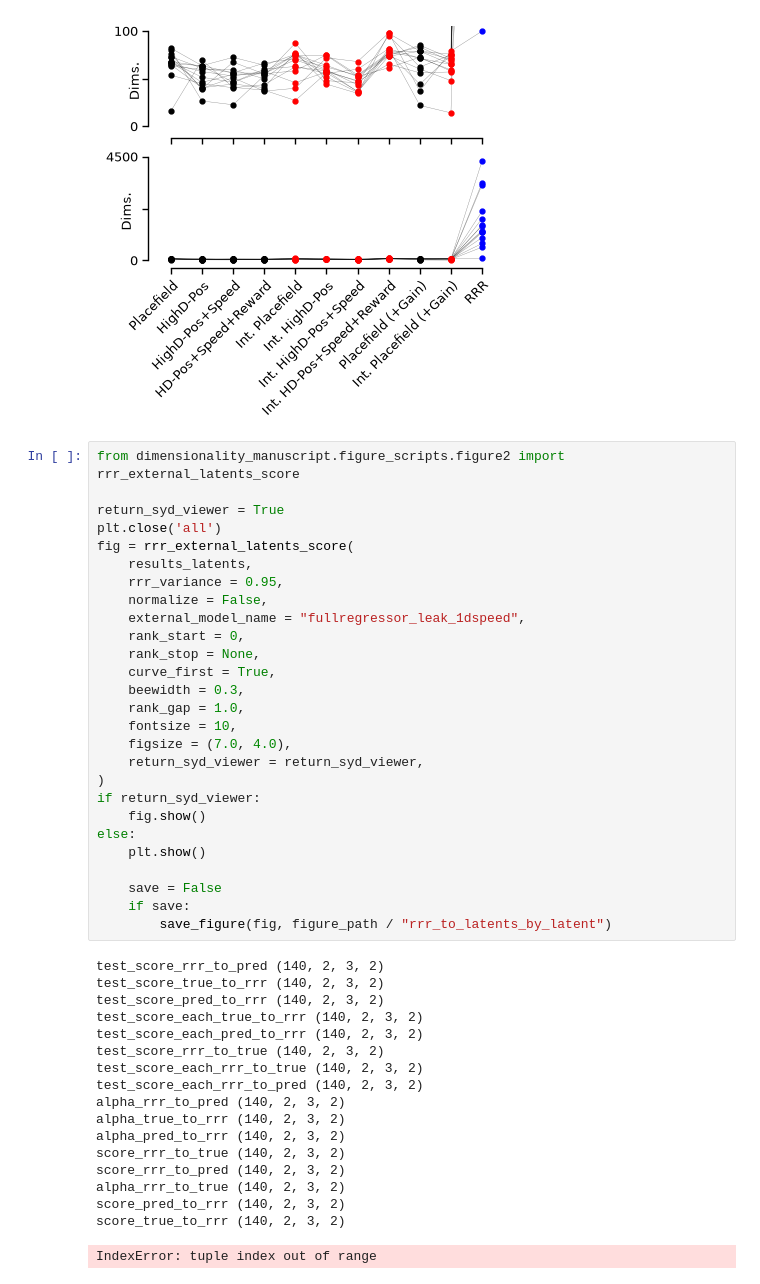
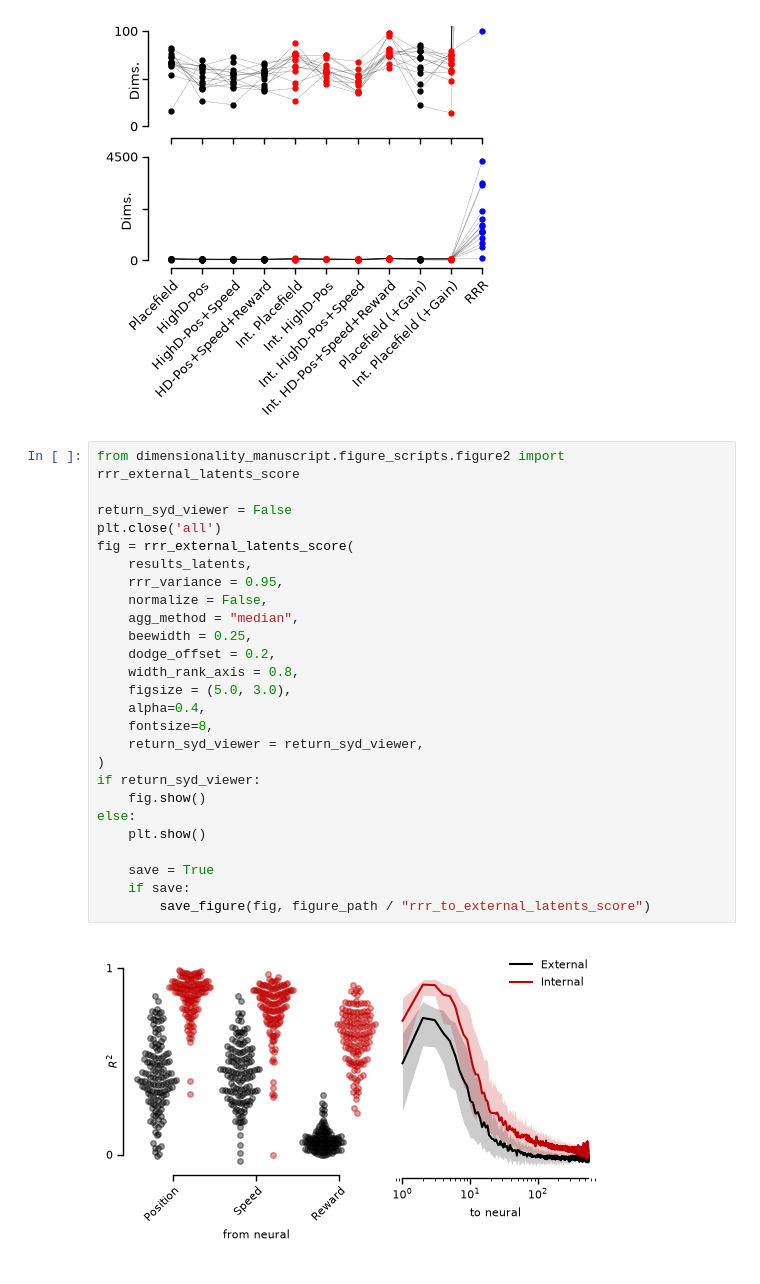
Before and after one commit to landoskape/vrAnalysis, a Jupyter notebook: dimensionality_manuscript/dim_regression_figures.ipynb, the cells around one changed output. Drawn from its saved outputs; the diff is of its cells as text.

Commit message:
plots, figures etc

```diff
--- a/dimensionality_manuscript/dim_regression_figures.ipynb
+++ b/dimensionality_manuscript/dim_regression_figures.ipynb
@@ -380,45 +380,28 @@ if save:
 # %%
 from dimensionality_manuscript.figure_scripts.figure2 import rrr_external_latents_score
 
-return_syd_viewer = True
+return_syd_viewer = False
 plt.close('all')
 fig = rrr_external_latents_score(
     results_latents,
     rrr_variance = 0.95,
     normalize = False,
-    external_model_name = "fullregressor_leak_1dspeed",
-    rank_start = 0,
-    rank_stop = None,
-    curve_first = True,
-    beewidth = 0.3,
-    rank_gap = 1.0,
-    fontsize = 10,
-    figsize = (7.0, 4.0),
+    agg_method = "median",
+    beewidth = 0.25,
+    dodge_offset = 0.2,
+    width_rank_axis = 0.8,
+    figsize = (5.0, 3.0),
+    alpha=0.4,
+    fontsize=8,
     return_syd_viewer = return_syd_viewer,
 )
 if return_syd_viewer:
     fig.show()
 else:
     plt.show()
 
-    save = False
+    save = True
     if save:
-        save_figure(fig, figure_path / "rrr_to_latents_by_latent")
+        save_figure(fig, figure_path / "rrr_to_external_latents_score")
 # %% [output]
-test_score_rrr_to_pred (140, 2, 3, 2)
-test_score_true_to_rrr (140, 2, 3, 2)
-test_score_pred_to_rrr (140, 2, 3, 2)
-test_score_each_true_to_rrr (140, 2, 3, 2)
-test_score_each_pred_to_rrr (140, 2, 3, 2)
-test_score_rrr_to_true (140, 2, 3, 2)
-test_score_each_rrr_to_true (140, 2, 3, 2)
-test_score_each_rrr_to_pred (140, 2, 3, 2)
-alpha_rrr_to_pred (140, 2, 3, 2)
-alpha_true_to_rrr (140, 2, 3, 2)
-alpha_pred_to_rrr (140, 2, 3, 2)
-score_rrr_to_true (140, 2, 3, 2)
-score_rrr_to_pred (140, 2, 3, 2)
-alpha_rrr_to_true (140, 2, 3, 2)
-score_pred_to_rrr (140, 2, 3, 2)
-score_true_to_rrr (140, 2, 3, 2)
-IndexError: tuple index out of range
+[figure, added]
```
Also changed, not shown: parts of 5 cells of this notebook, 7 other files.
